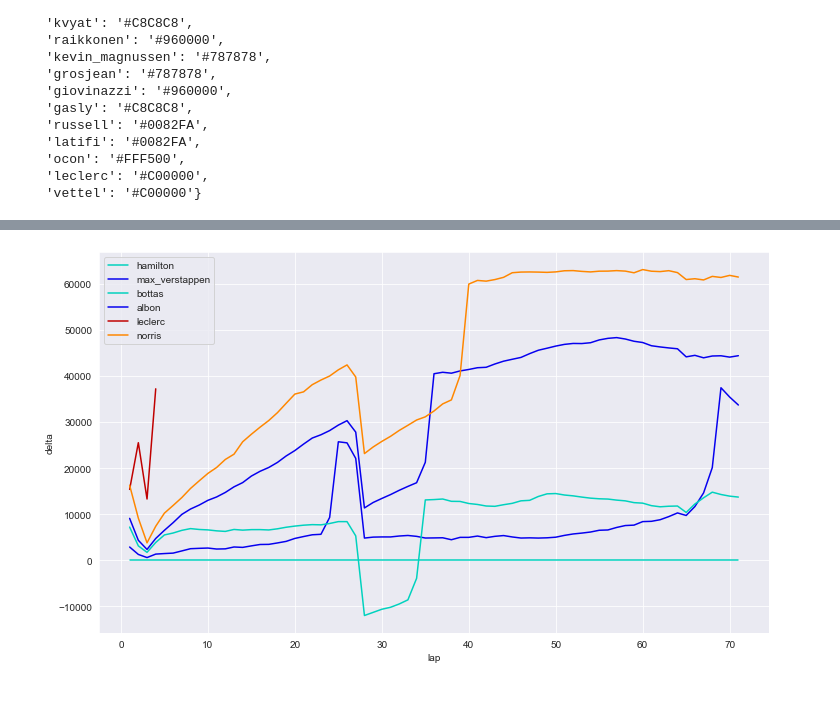
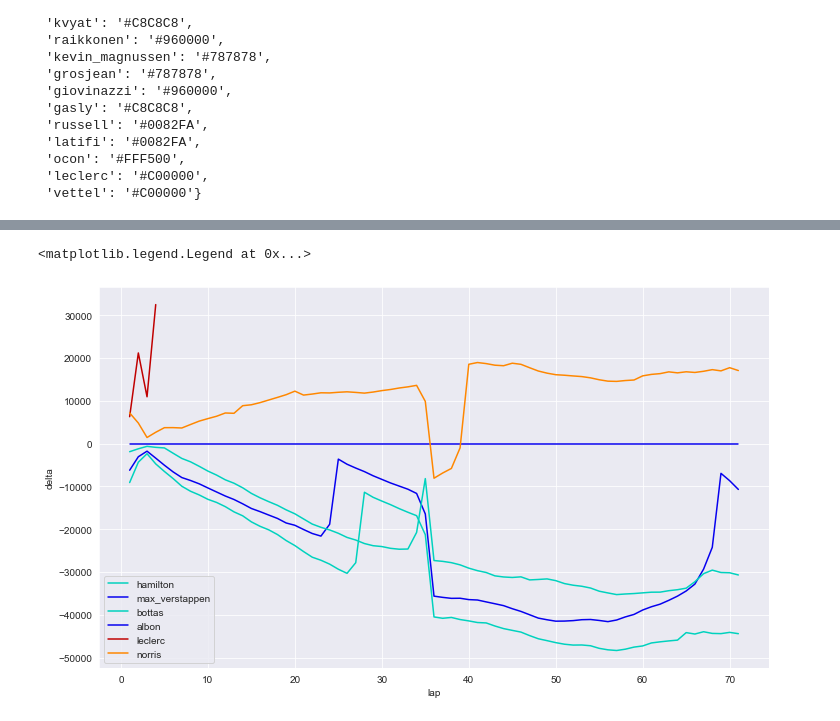
Before and after one commit to luke-bassett/f1-analysis, a Jupyter notebook: f1-analysis/plot_lap_delta_inprog.ipynb, the cells around one changed output, grey strips where cells are left out. Drawn from its saved outputs; the diff is of its cells as text; code cells hidden in the pictures.

```diff
--- a/f1-analysis/plot_lap_delta_inprog.ipynb
+++ b/f1-analysis/plot_lap_delta_inprog.ipynb
@@ -192,6 +191,11 @@ def plot_driver_deltas(raceId, tgt_driver, driver_ids=None,
 
 
 def make_delta_table(raceId, tgt_driver, driver_ids=None, driver_codes=None):
+    """tgt_driver must be reference(str) or id(int)"""
+
+    if isinstance(tgt_driver, str):
+        tgt_driver = get_driverref_to_driverid_dict()[tgt_driver]
+
     laps = load_race_laps(raceId)
     laps = calc_total_milliseconds(laps)
 
@@ -316,4 +313,12 @@ delta_table = make_delta_table(
 # %%
+%%time
+raceId = 1032
+delta_table = make_delta_table(
+    raceId=raceId, # 2020 austria 1
+    tgt_driver='albon',
+    driver_codes=['HAM', 'BOT', 'ALB', 'VER', 'NOR', 'LEC'],
+)
+
 fig, ax = plt.subplots(figsize=(12,7))
 sns.lineplot(
     data=delta_table,
@@ -330 +335,2 @@ ax.legend(handles=handles[1:], labels=labels[1:])
+<matplotlib.legend.Legend at 0x...>
-[figure, old version]
+[figure, new version]
```
Also changed, not shown: parts of 4 cells of this notebook.
